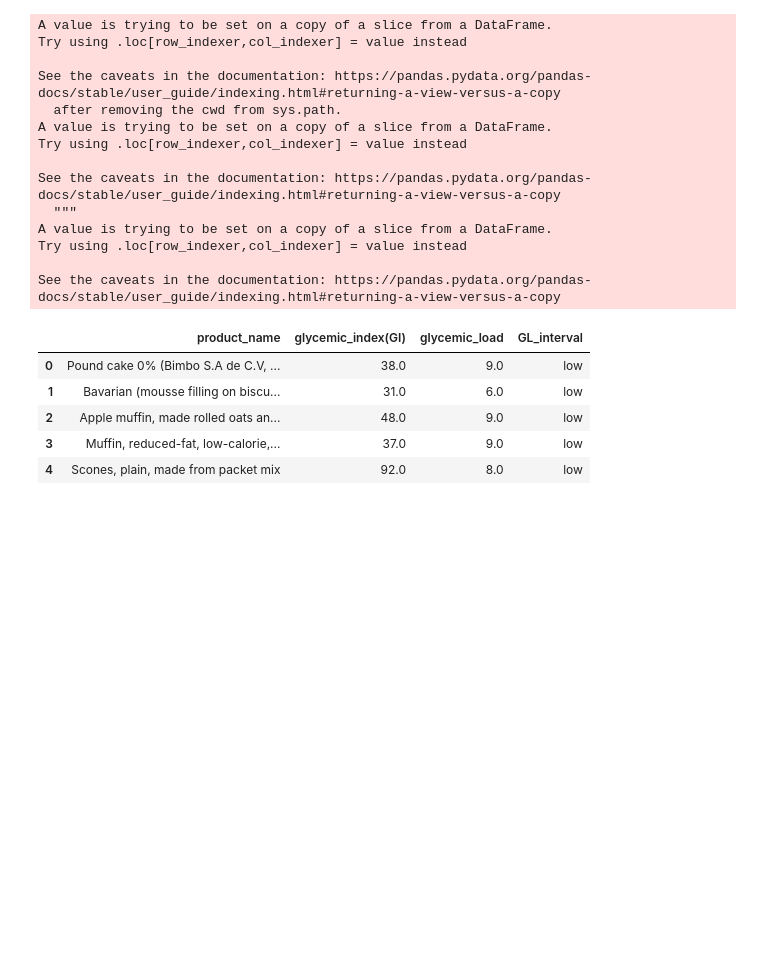
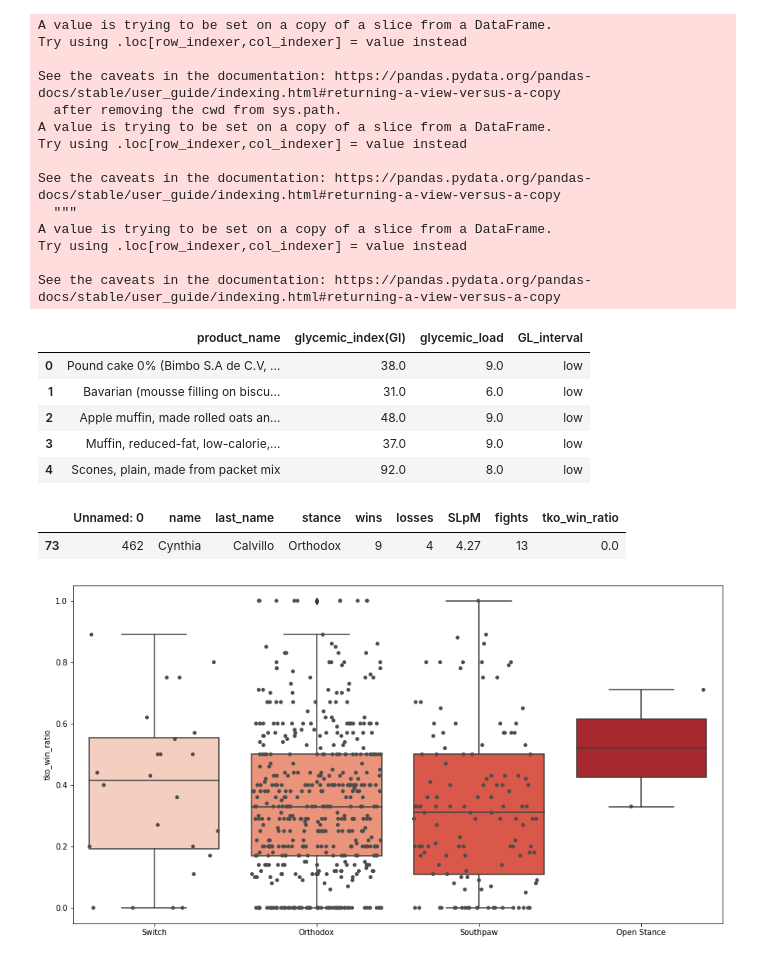
Before and after one commit to kamalzada/Machine-Learning-Projects, a Jupyter notebook: gi_gl_Corr.ipynb, the cells around one changed output. Saved outputs shown, nothing was run; the diff lists cells and outputs as text; code cells hidden in the pictures; blank space fills up the shorter version.

Commit message:
check_anova_corr class added

```diff
--- a/gi_gl_Corr.ipynb
+++ b/gi_gl_Corr.ipynb
@@ -88,3 +90,16 @@ df.head()
 | 2 | Apple muffin, made rolled oats an... | 48.0 | 9.0 | low |
 | 3 | Muffin, reduced-fat, low-calorie,... | 37.0 | 9.0 | low |
 | 4 | Scones, plain, made from packet mix | 92.0 | 8.0 | low |
+# %%
+#On a different data
+df0 = pd.concat(map(pd.read_csv, ['fighter_stance_tko.csv']))
+df0.sample()
+# %% [output]
+|  | Unnamed: 0 | name | last_name | stance | wins | losses | SLpM | fights | tko_win_ratio |
+| 73 | 462 | Cynthia | Calvillo | Orthodox | 9 | 4 | 4.27 | 13 | 0.0 |
+# %%
+#Calling the check_anova_corr class
+anova = check_anova_corr(df0, 'stance', 'tko_win_ratio')
+anova.mean_comparison_visual()
+# %% [output]
+[figure, added]
```
Also changed, not shown: parts of 1 cell of this notebook.
